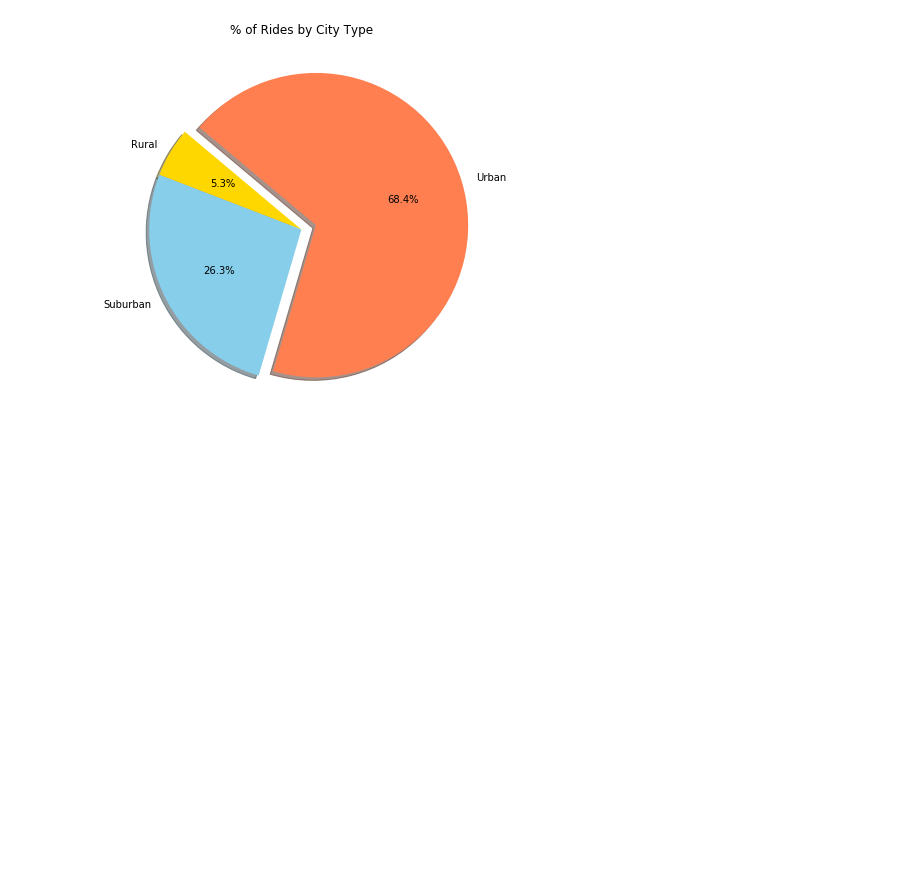
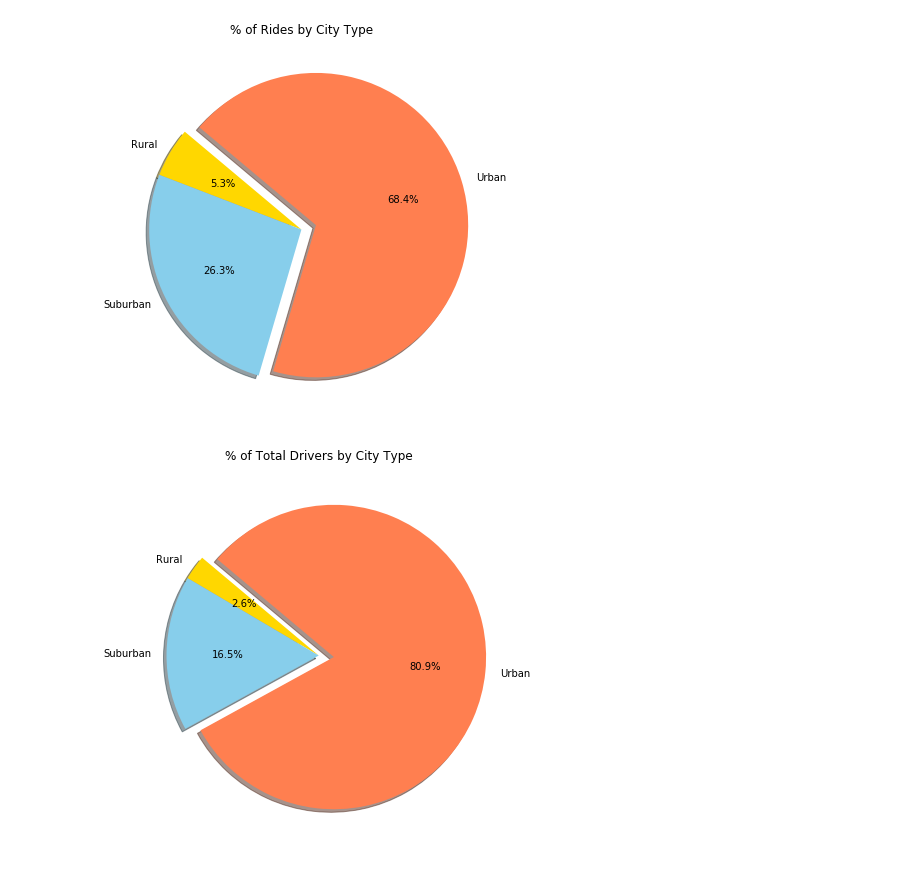
Before and after one commit to djoleary5/Pyber, a Jupyter notebook: rideshare_analysis.ipynb, the cells around one changed output. Saved outputs shown, nothing was run; the diff lists cells and outputs as text; code cells hidden in the pictures; blank space fills up the shorter version.

Commit message:
% of Drivers by City Type pie chart

```diff
--- a/rideshare_analysis.ipynb
+++ b/rideshare_analysis.ipynb
@@ -113,3 +113,21 @@ plt.savefig('output/rides_city_type.png', bbox_extra_artists=(side_text,), bbox_
 plt.show()
 # %% [output]
 [figure]
+# %%
+# Calculate Driver Percents
+drivers = [rural['driver_count'].sum(), suburban['driver_count'].sum(), urban['driver_count'].sum()]
+labels = ['Rural', 'Suburban', 'Urban']
+colors = ["Gold", "SkyBlue", "Coral"]
+explode = (0, 0, 0.1)
+
+# Build Pie Charts
+plt.figure(figsize=(10,7))
+plt.pie(drivers, explode=explode, labels=labels, colors=colors,
+        autopct="%1.1f%%", shadow=True, startangle=140)
+plt.title("% of Total Drivers by City Type")
+
+# Save Figure
+plt.savefig('output/drivers_city_type.png', bbox_extra_artists=(side_text,), bbox_inches='tight')
+plt.show()
+# %% [output]
+[figure, added]
```
Also changed, not shown: 1 other file.
